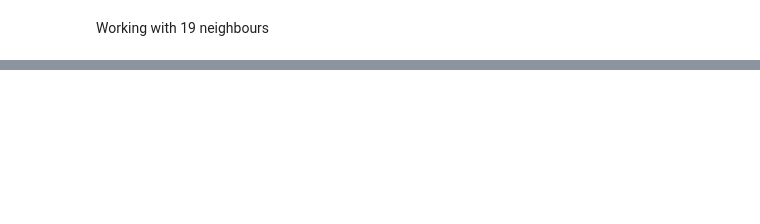
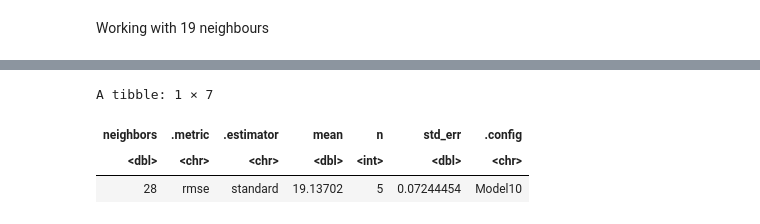
Before and after one commit to niickmerc/DSCI100-Group-Final, a Jupyter notebook: ProjectReport.ipynb, the cells around one changed output, grey strips where cells are left out. Drawn from its saved outputs; the diff is of its cells as text; code cells hidden in the pictures; blank space fills up the shorter version.

```diff
--- a/ProjectReport.ipynb
+++ b/ProjectReport.ipynb
@@ -223,0 +248,6 @@ A tibble: 1 × 3
+# %%
+spotify_recipe_dance <- recipe(popularity ~ danceability, data = spotify_train) %>%
+                        step_scale(all_predictors()) %>%
+                        step_center(all_predictors())
+
+spotify_recipe_dance
@@ -223,0 +267,27 @@ A tibble: 1 × 3
+# %%
+knn_tune_dance <- nearest_neighbor(weight_func = "rectangular", neighbors = tune()) %>%
+            set_engine("kknn") %>%
+            set_mode("regression")
+# %%
+spotify_vfold_dance <- vfold_cv(spotify_train, v = 5, strata = popularity)
+
+gridvals = tibble(neighbors = seq(from = 1, to = 20, by = 3))
+# %%
+spotify_results_dance <- workflow() %>%
+                      add_recipe(spotify_recipe_dance) %>%
+                      add_model(knn_tune_dance) %>%
+                      tune_grid(resamples = spotify_vfold, grid = gridvals) %>%
+                      collect_metrics()
+# %%
+spotify_rmse_dance <- spotify_results_dance %>%
+        filter(.metric == "rmse")
+
+spotify_rmse2_dance = spotify_rmse_dance %>%
+            filter(mean == min(mean))
+
+spotify_rmse2_dance
+# %% [output]
+A tibble: 1 × 7
+| neighbors | .metric | .estimator | mean | n | std_err | .config |
+| <dbl> | <chr> | <chr> | <dbl> | <int> | <dbl> | <chr> |
+| 28 | rmse | standard | 19.13702 | 5 | 0.07244454 | Model10 |
```
Also changed, not shown: parts of 8 cells of this notebook.
